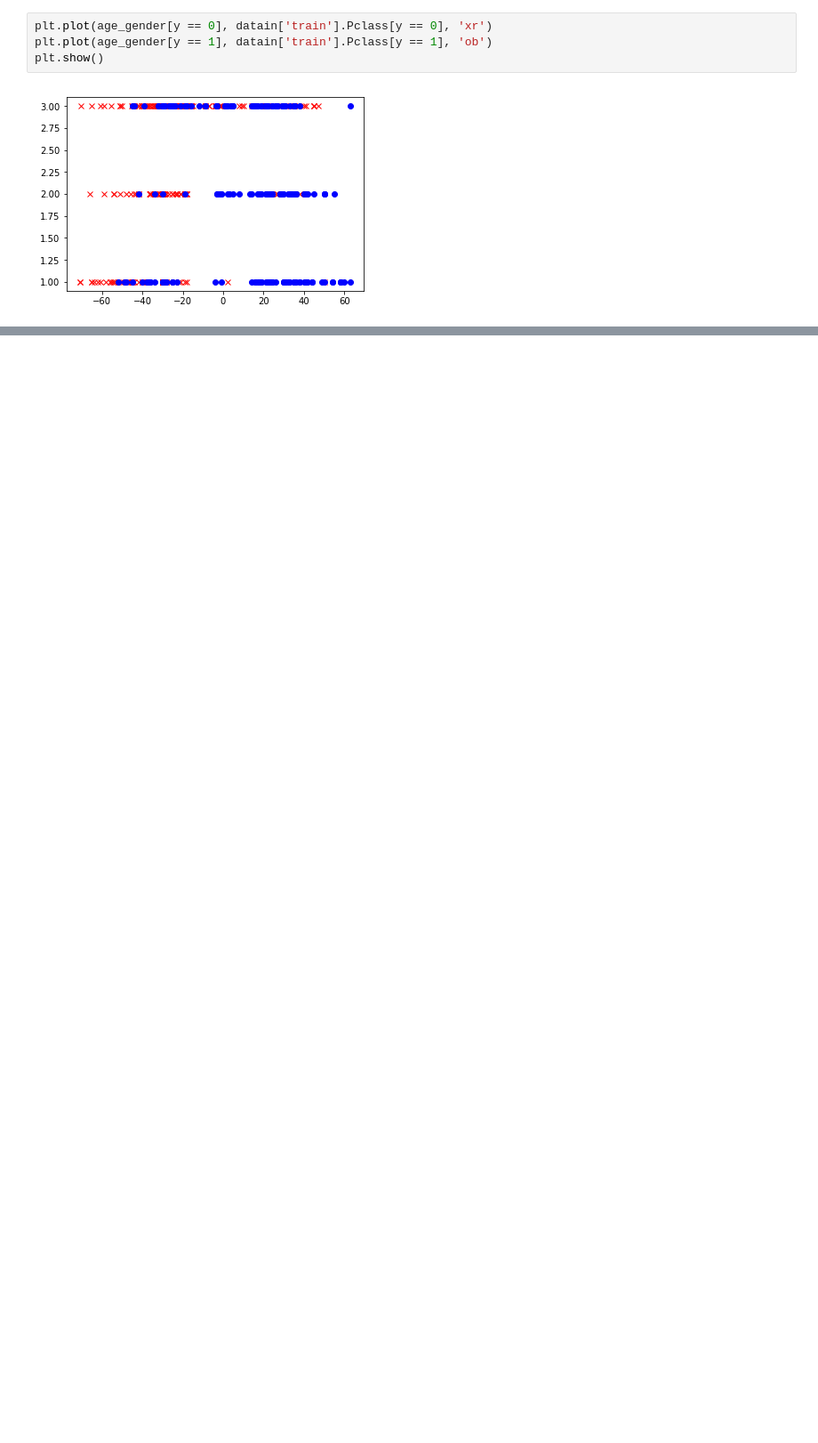
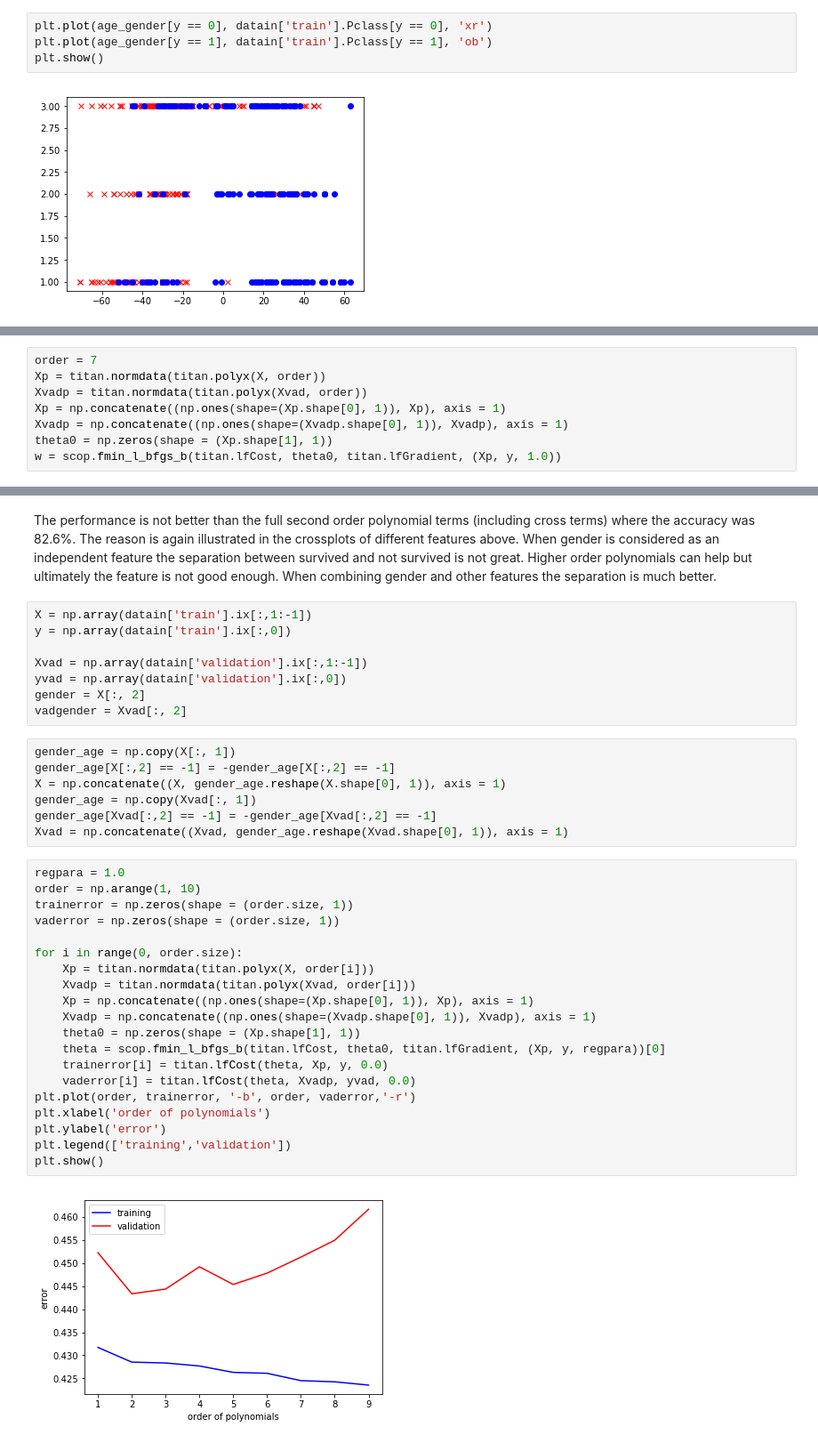
Before and after one commit to badGarnet/titanic_survive, a Jupyter notebook: LG notes.ipynb, the cells around one changed output, grey strips where cells are left out. Shown: that part at 89% size. Saved outputs shown, nothing was run; the diff lists cells and outputs as text; blank space fills up the shorter version.

```diff
--- a/LG notes.ipynb
+++ b/LG notes.ipynb
@@ -413,0 +556,8 @@ In the plot above the age is multipled with gender (male = -1, female = 1) and
+# %%
+order = 7
+Xp = titan.normdata(titan.polyx(X, order))
+Xvadp = titan.normdata(titan.polyx(Xvad, order))
+Xp = np.concatenate((np.ones(shape=(Xp.shape[0], 1)), Xp), axis = 1)
+Xvadp = np.concatenate((np.ones(shape=(Xvadp.shape[0], 1)), Xvadp), axis = 1)
+theta0 = np.zeros(shape = (Xp.shape[1], 1))
+w = scop.fmin_l_bfgs_b(titan.lfCost, theta0, titan.lfGradient, (Xp, y, 1.0))
@@ -413,0 +571,39 @@ In the plot above the age is multipled with gender (male = -1, female = 1) and
+# %% [markdown]
+The performance is not better than the full second order polynomial terms (including cross terms) where the accuracy was 82.6%. The reason is again illustrated in the crossplots of different features above. When gender is considered as an independent feature the separation between survived and not survived is not great. Higher order polynomials can help but ultimately the feature is not good enough. When combining gender and other features the separation is much better.
+# %%
+X = np.array(datain['train'].ix[:,1:-1])
+y = np.array(datain['train'].ix[:,0])
+
+Xvad = np.array(datain['validation'].ix[:,1:-1])
+yvad = np.array(datain['validation'].ix[:,0])
+gender = X[:, 2]
+vadgender = Xvad[:, 2]
+# %%
+gender_age = np.copy(X[:, 1])
+gender_age[X[:,2] == -1] = -gender_age[X[:,2] == -1]
+X = np.concatenate((X, gender_age.reshape(X.shape[0], 1)), axis = 1)
+gender_age = np.copy(Xvad[:, 1])
+gender_age[Xvad[:,2] == -1] = -gender_age[Xvad[:,2] == -1]
+Xvad = np.concatenate((Xvad, gender_age.reshape(Xvad.shape[0], 1)), axis = 1)
+# %%
+regpara = 1.0
+order = np.arange(1, 10)
+trainerror = np.zeros(shape = (order.size, 1))
+vaderror = np.zeros(shape = (order.size, 1))
+
+for i in range(0, order.size):
+    Xp = titan.normdata(titan.polyx(X, order[i]))
+    Xvadp = titan.normdata(titan.polyx(Xvad, order[i]))
+    Xp = np.concatenate((np.ones(shape=(Xp.shape[0], 1)), Xp), axis = 1)
+    Xvadp = np.concatenate((np.ones(shape=(Xvadp.shape[0], 1)), Xvadp), axis = 1)
+    theta0 = np.zeros(shape = (Xp.shape[1], 1))
+    theta = scop.fmin_l_bfgs_b(titan.lfCost, theta0, titan.lfGradient, (Xp, y, regpara))[0]
+    trainerror[i] = titan.lfCost(theta, Xp, y, 0.0)
+    vaderror[i] = titan.lfCost(theta, Xvadp, yvad, 0.0)
+plt.plot(order, trainerror, '-b', order, vaderror,'-r')
+plt.xlabel('order of polynomials')
+plt.ylabel('error')
+plt.legend(['training','validation'])
+plt.show()
+# %% [output]
+[figure, added]
```
Also changed, not shown: parts of 26 cells of this notebook, 3 other files.
